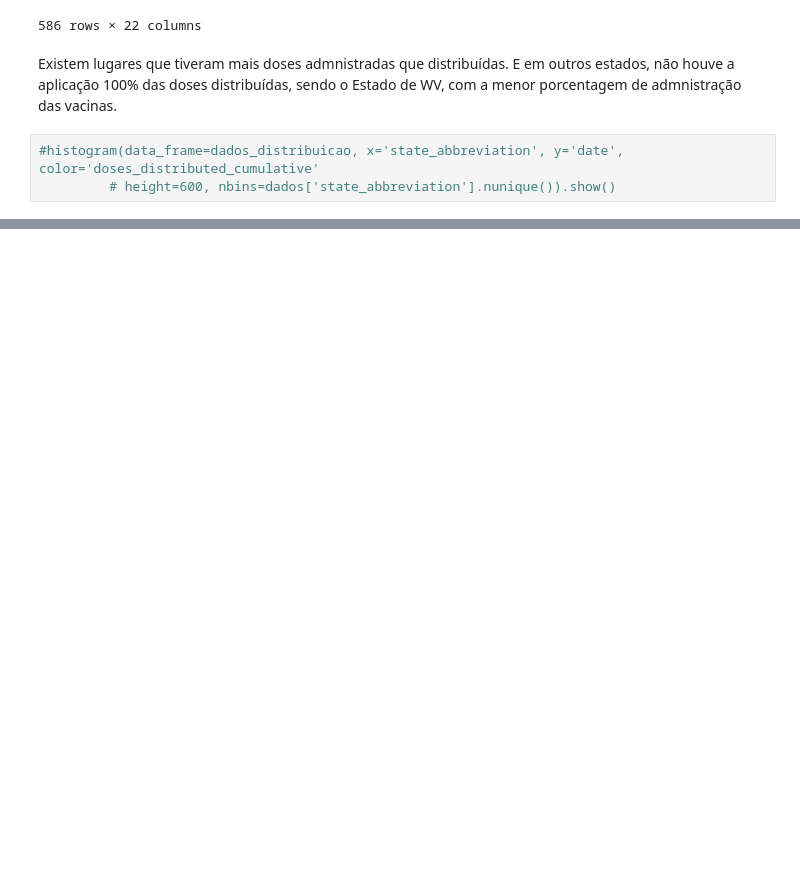
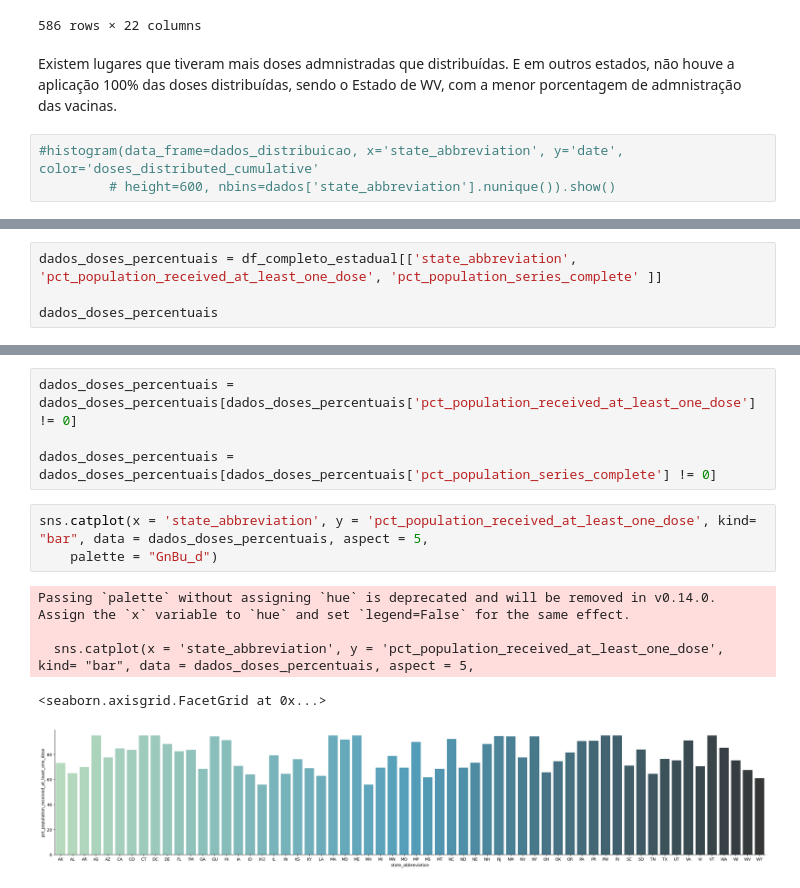
Before and after one commit to veranery/AnalisedeDadosVacina, a Jupyter notebook: AnaliseDeDadosVacinaCovid.ipynb, the cells around one changed output, grey strips where cells are left out. Saved outputs shown, nothing was run; the diff lists cells and outputs as text; blank space fills up the shorter version.

```diff
--- a/AnaliseDeDadosVacinaCovid.ipynb
+++ b/AnaliseDeDadosVacinaCovid.ipynb
@@ -281,0 +323,4 @@ df_completo_estadual['state', 'people_received_at_least_one_dose', 'pepole_vacin
+# %%
+dados_doses_percentuais = df_completo_estadual[['state_abbreviation', 'pct_population_received_at_least_one_dose', 'pct_population_series_complete' ]]
+
+dados_doses_percentuais
@@ -281,0 +341,13 @@ df_completo_estadual['state', 'people_received_at_least_one_dose', 'pepole_vacin
+# %%
+dados_doses_percentuais = dados_doses_percentuais[dados_doses_percentuais['pct_population_received_at_least_one_dose'] != 0]
+
+dados_doses_percentuais = dados_doses_percentuais[dados_doses_percentuais['pct_population_series_complete'] != 0]
+# %%
+sns.catplot(x = 'state_abbreviation', y = 'pct_population_received_at_least_one_dose', kind= "bar", data = dados_doses_percentuais, aspect = 5,
+    palette = "GnBu_d")
+# %% [output]
+Passing `palette` without assigning `hue` is deprecated and will be removed in v0.14.0. Assign the `x` variable to `hue` and set `legend=False` for the same effect.
+
+  sns.catplot(x = 'state_abbreviation', y = 'pct_population_received_at_least_one_dose', kind= "bar", data = dados_doses_percentuais, aspect = 5,
+<seaborn.axisgrid.FacetGrid at 0x...>
+[figure, added]
```
Also changed, not shown: parts of 11 cells of this notebook.
